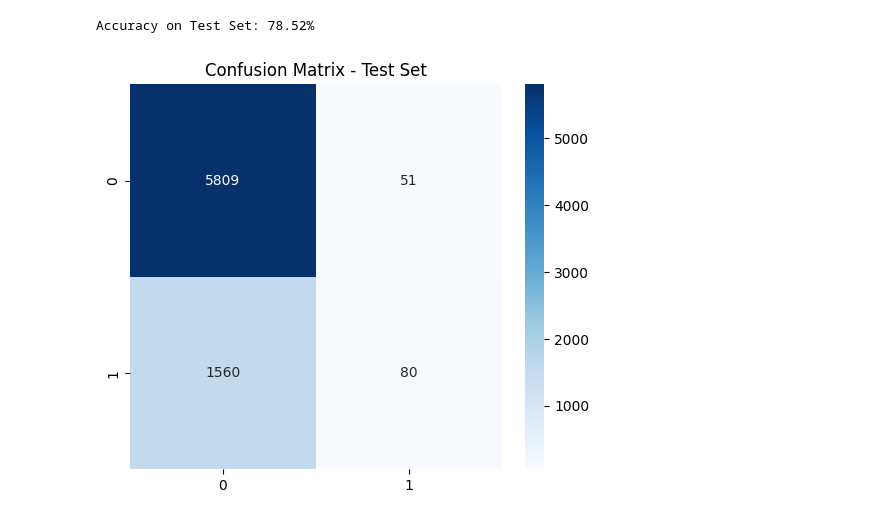
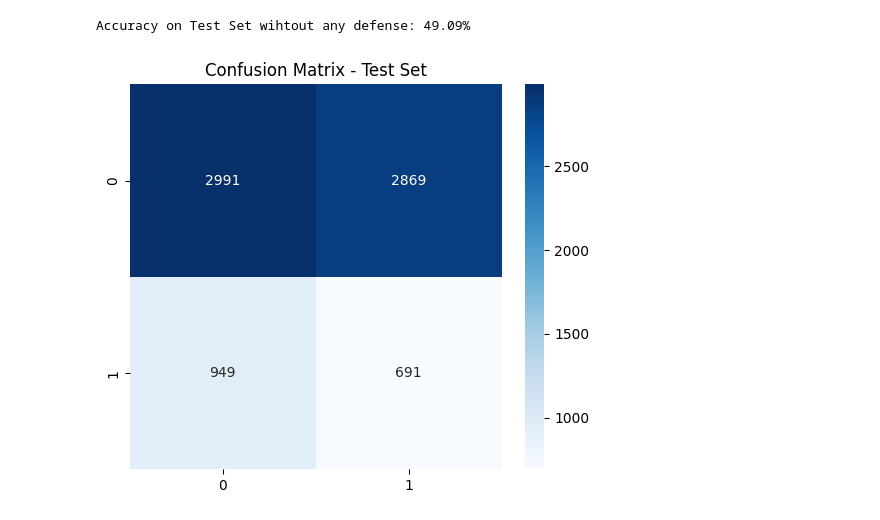
Before and after one commit to Jui1337/responsible-ai-security, a Jupyter notebook: RAI-implementation/baseline-model-attack.ipynb, the cells around one changed output. Saved outputs shown, nothing was run; the diff lists cells and outputs as text; code cells hidden in the pictures.

Commit message:
additional changes post defense

```diff
--- a/RAI-implementation/baseline-model-attack.ipynb
+++ b/RAI-implementation/baseline-model-attack.ipynb
@@ -84,7 +70,7 @@ def get_adversarial_examples(X_train_subset, pipeline, model):
 
     return x_train_adv
 # %%
-x_train_adv = get_adversarial_examples(X_train_subset, pipeline, model_baseline)
+x_train_adv = get_adversarial_examples(X_test, pipeline, model_baseline)
 print(x_train_adv.shape)
 # %% [output]
 (7500, 24)
@@ -119,31 +156,87 @@ plt.show()
 # %%
 #without any defense, directly testing how much model is impacted
 
 import xgboost as xgb
 import matplotlib.pyplot as plt
 import seaborn as sns
 from sklearn.metrics import accuracy_score, confusion_matrix, classification_report
 from sklearn.model_selection import train_test_split
 
 
-# Convert all datasets to NumPy arrays before training
-xgb_model.fit(x_train_adv, y_train_subset,  verbose=False)
-
-# Predictions on the test set (not the original or adversarial training data)
-y_pred_test = xgb_model.predict(X_test)
+# Predictions on the test set (which is actually adversarial)
+y_adv_pred = model_baseline.predict(x_train_adv)
+y_adv_proba = model_baseline.predict_proba(x_train_adv).max(axis=1)
 
 # Compute accuracy on the test set
-accuracy_test = accuracy_score(y_test, y_pred_test)
+accuracy_test = accuracy_score(y_test, y_adv_pred)
 print(f"Accuracy on Test Set wihtout any defense: {accuracy_test * 100:.2f}%")
 
 # Confusion Matrix for test data
-cm_test = confusion_matrix(y_test, y_pred_test)
+cm_test = confusion_matrix(y_test, y_adv_pred)
 
 # Plot Confusion Matrix for the test set
 plt.figure(figsize=(6, 5))
 sns.heatmap(cm_test, annot=True, fmt='d', cmap='Blues')
 plt.title("Confusion Matrix - Test Set")
 plt.show()
+
+# Drop in prediction confidence
+confidence_drop = np.mean(y_adv_proba - y_proba)
+
+# Attack success rate
+attack_success_rate = np.mean(y_pred_baseline != y_adv_pred)
+
+# Average perturbation magnitudes
+avg_l2 = results_df["L2 Distance"].mean()
+avg_l0 = results_df["L0 Distance"].mean()
+avg_linf = results_df["Linf Distance"].mean()
+
+# Metrics
+metrics_table = pd.DataFrame({
+    "Metric": [
+        "Accuracy",
+        "F1 Score",
+        "Precision",
+        "Recall",
+        "ROC-AUC",
+        "Avg L0 Distance",
+        "Avg L2 Distance",
+        "Avg Linf Distance",
+        "Confidence Drop",
+        "Attack Success Rate"
+    ],
+    "Clean": [
+        accuracy_score(y_test, y_pred_baseline),
+        f1_score(y_test, y_pred_baseline),
+        precision_score(y_test, y_pred_baseline),
+        recall_score(y_test, y_pred_baseline),
+        roc_auc_score(y_test, model_baseline.predict_proba(X_test_proc)[:, 1]),
+        np.nan,  # L0 not meaningful for clean
+        np.nan,  # L2 not meaningful for clean
+        np.nan,  # Linf not meaningful for clean
+        0.0,     # No confidence drop on clean
+        0.0
+    ],
+    "Adversarial": [
+        accuracy_score(y_test, y_adv_pred),
+        f1_score(y_test, y_adv_pred),
+        precision_score(y_test, y_adv_pred),
+        recall_score(y_test, y_adv_pred),
+        roc_auc_score(y_test, model_baseline.predict_proba(x_train_adv)[:, 1]),
+        avg_l0,
+        avg_l2,
+        avg_linf,
+        confidence_drop,
+        attack_success_rate
+    ]
+})
+
+# Compute change for interpretation
+metrics_table["Change"] = metrics_table["Adversarial"] - metrics_table["Clean"]
+
+# Format table
+pd.options.display.float_format = '{:.4f}'.format
+print(metrics_table)
 # %% [output]
-Accuracy on Test Set: 78.52%
+Accuracy on Test Set wihtout any defense: 49.09%
-[figure, old version]
+[figure, new version]
```
Also changed, not shown: parts of 9 cells of this notebook, 4 other files.
